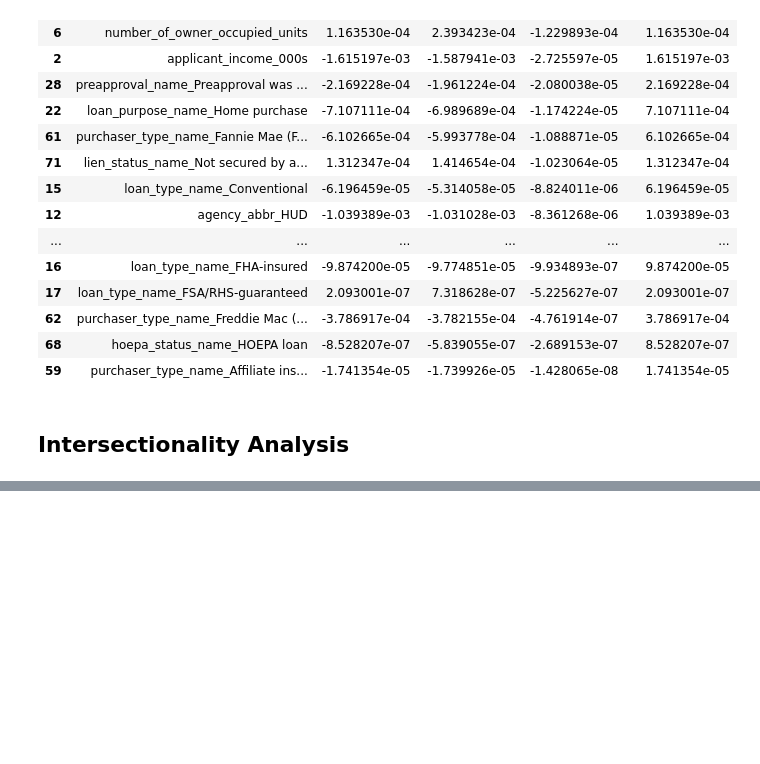
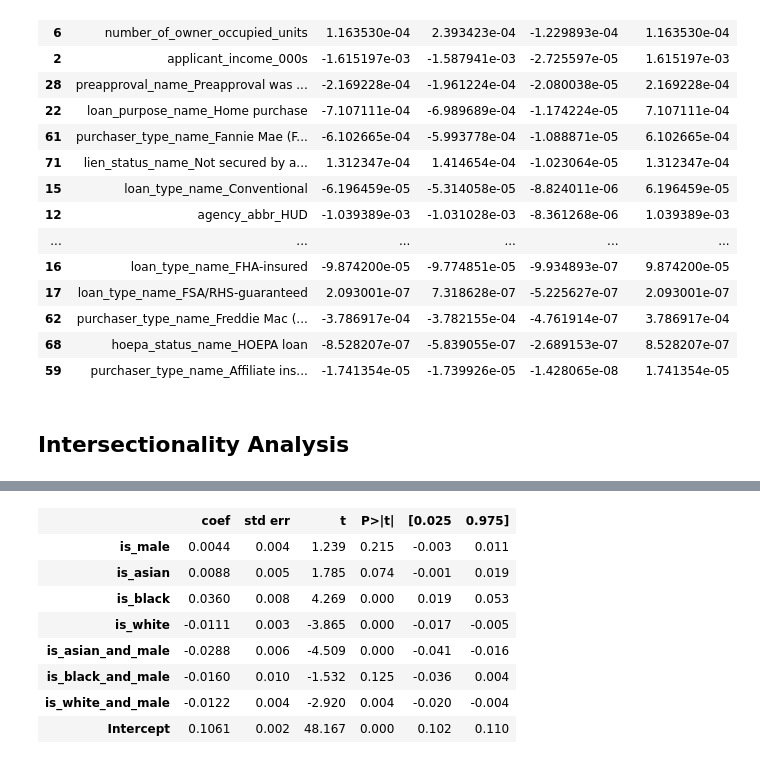
Before and after one commit to mglevitt/Lending_Bias, a Jupyter notebook: src/Model.ipynb, the cells around one changed output, grey strips where cells are left out. Saved outputs shown, nothing was run; the diff lists cells and outputs as text; code cells hidden in the pictures; blank space fills up the shorter version.

Commit message:
intersect model

```diff
--- a/src/Model.ipynb
+++ b/src/Model.ipynb
@@ -306,0 +338,10 @@ intersect_df
+# %%
+intersect_df = cleaned_sd_df.copy()
+intersect_df['is_asian'] = (intersect_df['applicant_race_name_1'] == 'Asian').astype(int)
+intersect_df['is_black'] = (intersect_df['applicant_race_name_1'] == 'Black or African American').astype(int)
+intersect_df['is_white'] = (intersect_df['applicant_race_name_1'] == 'White').astype(int)
+intersect_df['is_asian_and_male'] = intersect_df['is_asian'] * intersect_df['is_male']
+intersect_df['is_black_and_male'] = intersect_df['is_black'] * intersect_df['is_male']
+intersect_df['is_white_and_male'] = intersect_df['is_white'] * intersect_df['is_male']
+intersect_df = intersect_df[['is_male','is_asian','is_black','is_white','is_asian_and_male','is_black_and_male','is_white_and_male','denied']]
+intersect_df.head()
@@ -306,0 +355,7 @@ intersect_df
+# %%
+lr_model = LinearRegression()
+train = intersect_df.drop(columns = ['denied'])
+train['Intercept'] = 1
+target = intersect_df['denied']
+lr_model.fit(train,target)
+lr_model.coef_
@@ -306,0 +376,13 @@ intersect_df
+# %%
+model = OLS(target,train).fit()
+model.summary().tables[1]
+# %% [output]
+|  | coef | std err | t | P>|t| | [0.025 | 0.975] |
+| is_male | 0.0044 | 0.004 | 1.239 | 0.215 | -0.003 | 0.011 |
+| is_asian | 0.0088 | 0.005 | 1.785 | 0.074 | -0.001 | 0.019 |
+| is_black | 0.0360 | 0.008 | 4.269 | 0.000 | 0.019 | 0.053 |
+| is_white | -0.0111 | 0.003 | -3.865 | 0.000 | -0.017 | -0.005 |
+| is_asian_and_male | -0.0288 | 0.006 | -4.509 | 0.000 | -0.041 | -0.016 |
+| is_black_and_male | -0.0160 | 0.010 | -1.532 | 0.125 | -0.036 | 0.004 |
+| is_white_and_male | -0.0122 | 0.004 | -2.920 | 0.004 | -0.020 | -0.004 |
+| Intercept | 0.1061 | 0.002 | 48.167 | 0.000 | 0.102 | 0.110 |
```
Also changed, not shown: parts of 9 cells of this notebook.
